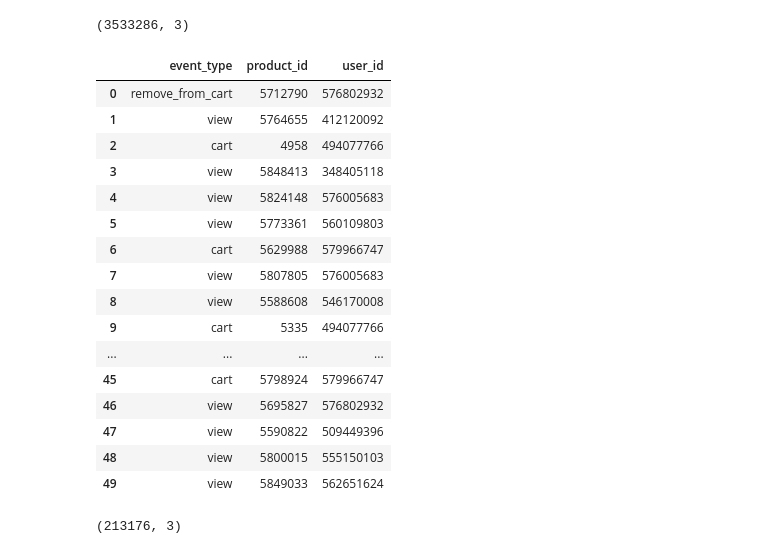
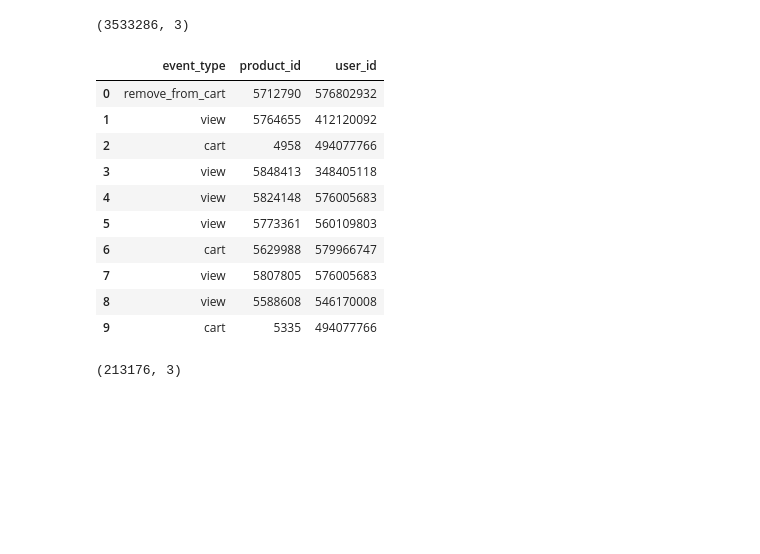
Before and after one commit to claytoncohn/DSC478, a Jupyter notebook: FinalProject/FinalProjectDataClean.ipynb, the cells around one changed output. Saved outputs shown, nothing was run; the diff lists cells and outputs as text; code cells hidden in the pictures; blank space fills up the shorter version.

```diff
--- a/FinalProject/FinalProjectDataClean.ipynb
+++ b/FinalProject/FinalProjectDataClean.ipynb
@@ -43,24 +48,20 @@ df.head(50)
 # %%
-df.dropna(how='any', inplace=True)  # set inplace parameter
+# Get rid of rows with NaN values (there aren't any in this dataset)
+
+df.dropna(how='any', inplace=True)
 print(df.shape)
-df.head(50)
+df.head(10)
 # %% [output]
 (3533286, 3)
 |  | event_type | product_id | user_id |
 | 0 | remove_from_cart | 5712790 | 576802932 |
 | 1 | view | 5764655 | 412120092 |
 | 2 | cart | 4958 | 494077766 |
 | 3 | view | 5848413 | 348405118 |
 | 4 | view | 5824148 | 576005683 |
 | 5 | view | 5773361 | 560109803 |
 | 6 | cart | 5629988 | 579966747 |
 | 7 | view | 5807805 | 576005683 |
 | 8 | view | 5588608 | 546170008 |
 | 9 | cart | 5335 | 494077766 |
-| ... | ... | ... | ... |
-| 45 | cart | 5798924 | 579966747 |
-| 46 | view | 5695827 | 576802932 |
-| 47 | view | 5590822 | 509449396 |
-| 48 | view | 5800015 | 555150103 |
-| 49 | view | 5849033 | 562651624 |
 # %%
```
Also changed, not shown: parts of 23 cells of this notebook, 1 other file.
